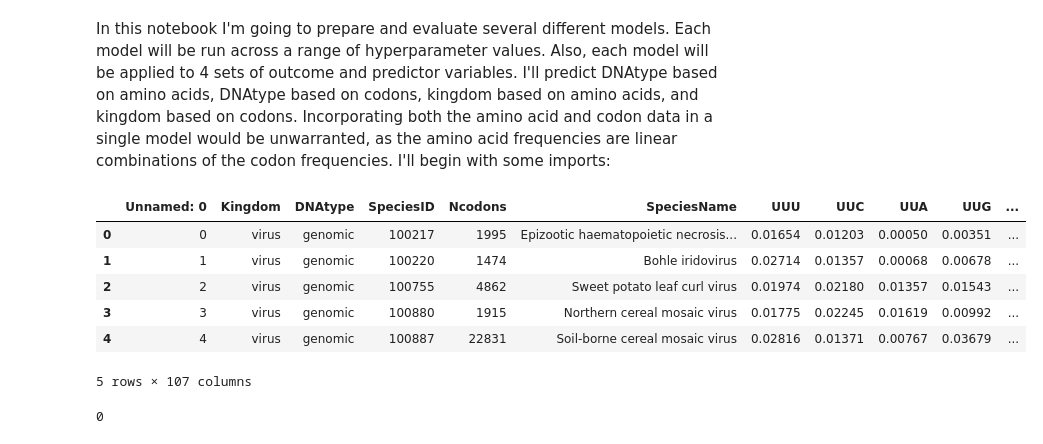
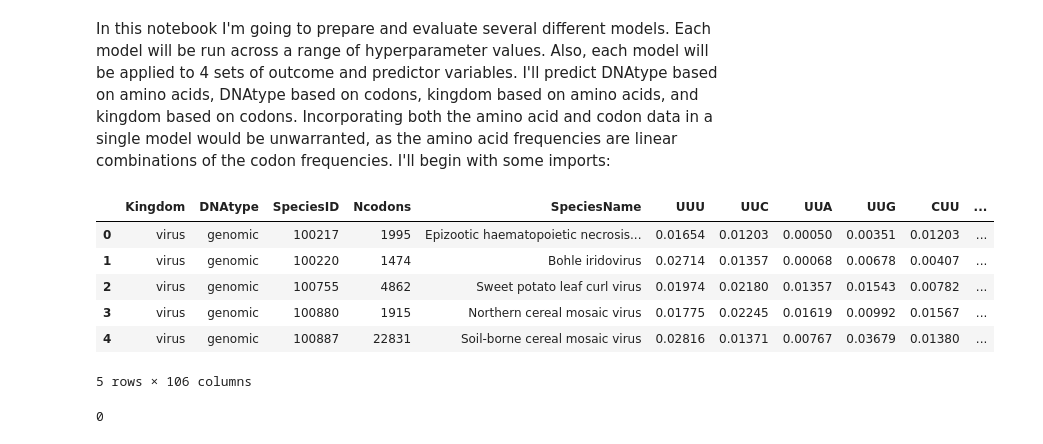
Before and after one commit to skizlik/capstone-2-dna-taxon-prediction, a Jupyter notebook: Capstone 2 Modeling.ipynb, the cells around one changed output. Saved outputs shown, nothing was run; the diff lists cells and outputs as text; code cells hidden in the pictures.

```diff
--- a/Capstone 2 Modeling.ipynb
+++ b/Capstone 2 Modeling.ipynb
@@ -41,16 +41,16 @@ kingcols = ['K_bacteria', 'K_virus', 'K_plant', 'K_vertebrate', 'K_invertebrate'
             'K_mammal', 'K_bacteriophage', 'K_rodent', 'K_primate', 'K_archaea']
 # %%
 # importing the csv from the preprocessing notebook
-cu = pd.read_csv('codon_usage3.csv')
+cu = pd.read_csv('codon_usage3.csv', index_col='Unnamed: 0')
 cu.head()
 # %% [output]
-|  | Unnamed: 0 | Kingdom | DNAtype | SpeciesID | Ncodons | SpeciesName | UUU | UUC | UUA | UUG | ... |
-| 0 | 0 | virus | genomic | 100217 | 1995 | Epizootic haematopoietic necrosis... | 0.01654 | 0.01203 | 0.00050 | 0.00351 | ... |
-| 1 | 1 | virus | genomic | 100220 | 1474 | Bohle iridovirus | 0.02714 | 0.01357 | 0.00068 | 0.00678 | ... |
-| 2 | 2 | virus | genomic | 100755 | 4862 | Sweet potato leaf curl virus | 0.01974 | 0.02180 | 0.01357 | 0.01543 | ... |
-| 3 | 3 | virus | genomic | 100880 | 1915 | Northern cereal mosaic virus | 0.01775 | 0.02245 | 0.01619 | 0.00992 | ... |
-| 4 | 4 | virus | genomic | 100887 | 22831 | Soil-borne cereal mosaic virus | 0.02816 | 0.01371 | 0.00767 | 0.03679 | ... |
+|  | Kingdom | DNAtype | SpeciesID | Ncodons | SpeciesName | UUU | UUC | UUA | UUG | CUU | ... |
+| 0 | virus | genomic | 100217 | 1995 | Epizootic haematopoietic necrosis... | 0.01654 | 0.01203 | 0.00050 | 0.00351 | 0.01203 | ... |
+| 1 | virus | genomic | 100220 | 1474 | Bohle iridovirus | 0.02714 | 0.01357 | 0.00068 | 0.00678 | 0.00407 | ... |
+| 2 | virus | genomic | 100755 | 4862 | Sweet potato leaf curl virus | 0.01974 | 0.02180 | 0.01357 | 0.01543 | 0.00782 | ... |
+| 3 | virus | genomic | 100880 | 1915 | Northern cereal mosaic virus | 0.01775 | 0.02245 | 0.01619 | 0.00992 | 0.01567 | ... |
+| 4 | virus | genomic | 100887 | 22831 | Soil-borne cereal mosaic virus | 0.02816 | 0.01371 | 0.00767 | 0.03679 | 0.01380 | ... |
-5 rows × 107 columns
+5 rows × 106 columns
 # %%
 # am having some problems with NA popping up after train_test_split!
 cu.isna().sum().sum()
```
Also changed, not shown: parts of 33 cells of this notebook.
